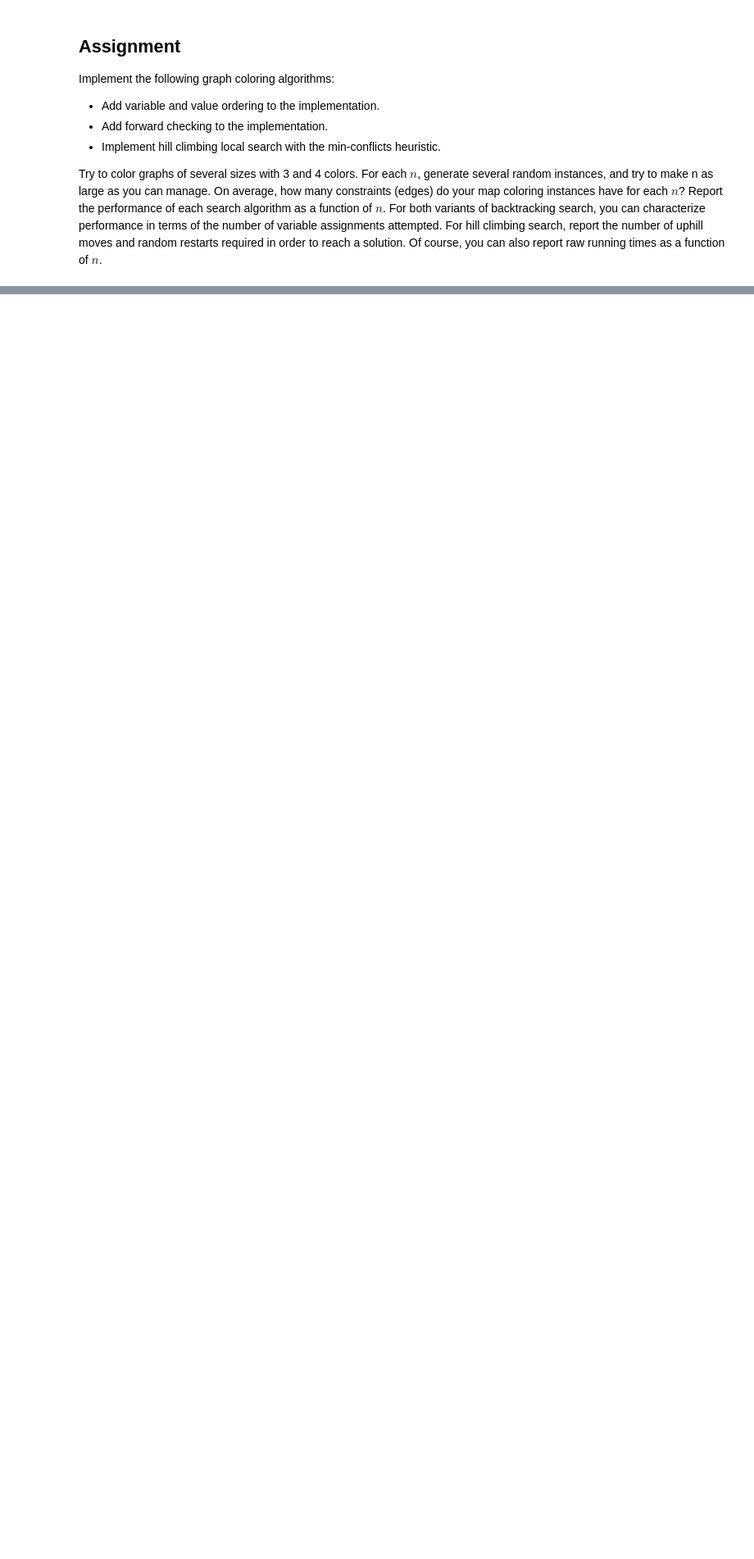
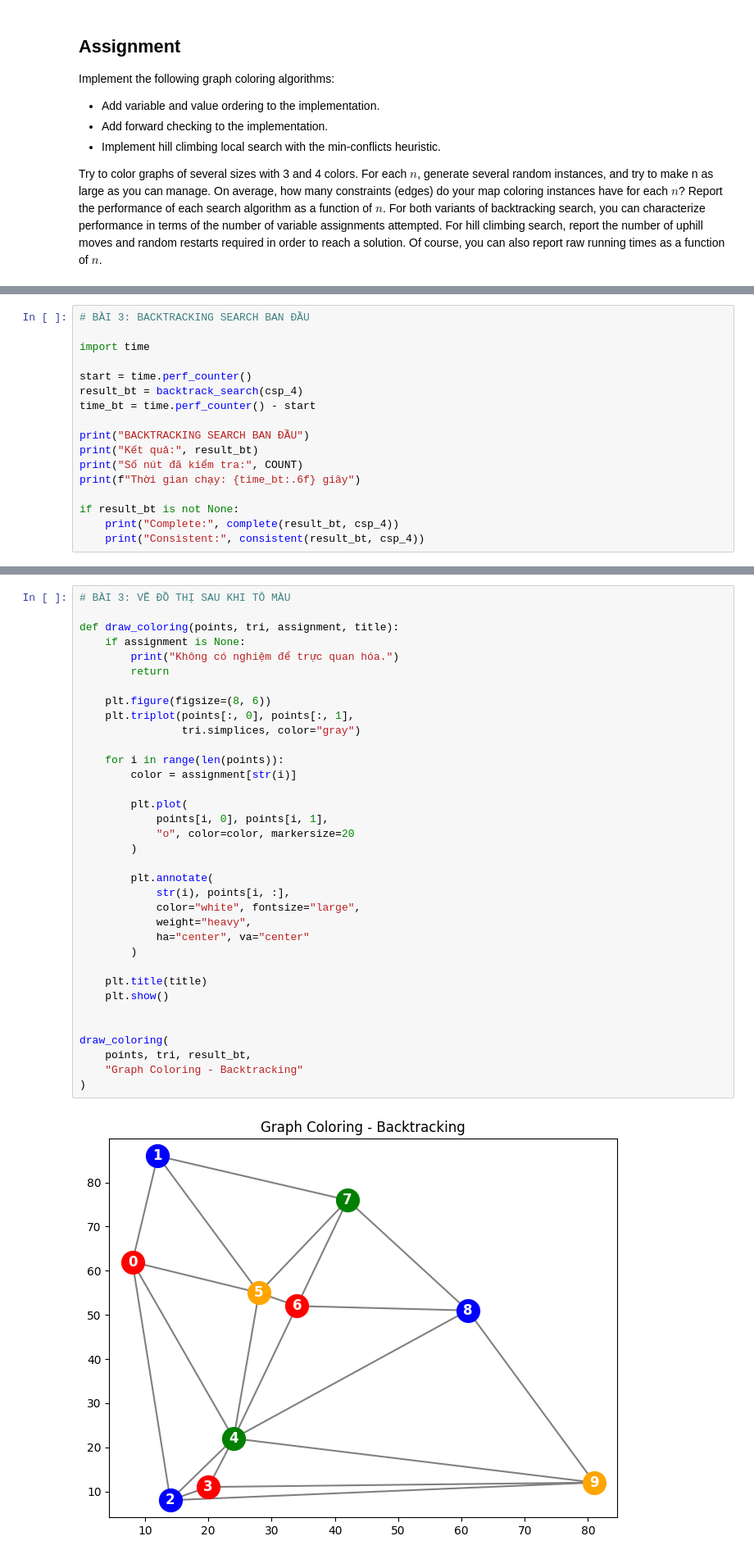
Before and after one commit to bibo0610/TTNTNC_10, a Jupyter notebook: lab4_CSP/CSP_graph_coloring_example.ipynb, the cells around one changed output, grey strips where cells are left out. Shown at 82% size. Cells and saved outputs as stored; diff of their text form; blank space fills up the shorter version.

```diff
--- a/lab4_CSP/CSP_graph_coloring_example.ipynb
+++ b/lab4_CSP/CSP_graph_coloring_example.ipynb
@@ -421,0 +424,17 @@ Try to color graphs of several sizes with 3 and 4 colors. For each $n$, generate
+# %%
+# BÀI 3: BACKTRACKING SEARCH BAN ĐẦU
+
+import time
+
+start = time.perf_counter()
+result_bt = backtrack_search(csp_4)
+time_bt = time.perf_counter() - start
+
+print("BACKTRACKING SEARCH BAN ĐẦU")
+print("Kết quả:", result_bt)
+print("Số nút đã kiểm tra:", COUNT)
+print(f"Thời gian chạy: {time_bt:.6f} giây")
+
+if result_bt is not None:
+    print("Complete:", complete(result_bt, csp_4))
+    print("Consistent:", consistent(result_bt, csp_4))
@@ -421,0 +451,37 @@ Try to color graphs of several sizes with 3 and 4 colors. For each $n$, generate
+# %%
+# BÀI 3: VẼ ĐỒ THỊ SAU KHI TÔ MÀU
+
+def draw_coloring(points, tri, assignment, title):
+    if assignment is None:
+        print("Không có nghiệm để trực quan hóa.")
+        return
+
+    plt.figure(figsize=(8, 6))
+    plt.triplot(points[:, 0], points[:, 1],
+                tri.simplices, color="gray")
+
+    for i in range(len(points)):
+        color = assignment[str(i)]
+
+        plt.plot(
+            points[i, 0], points[i, 1],
+            "o", color=color, markersize=20
+        )
+
+        plt.annotate(
+            str(i), points[i, :],
+            color="white", fontsize="large",
+            weight="heavy",
+            ha="center", va="center"
+        )
+
+    plt.title(title)
+    plt.show()
+
+
+draw_coloring(
+    points, tri, result_bt,
+    "Graph Coloring - Backtracking"
+)
+# %% [output]
+[figure, added]
```
Also changed, not shown: parts of 29 cells of this notebook.
